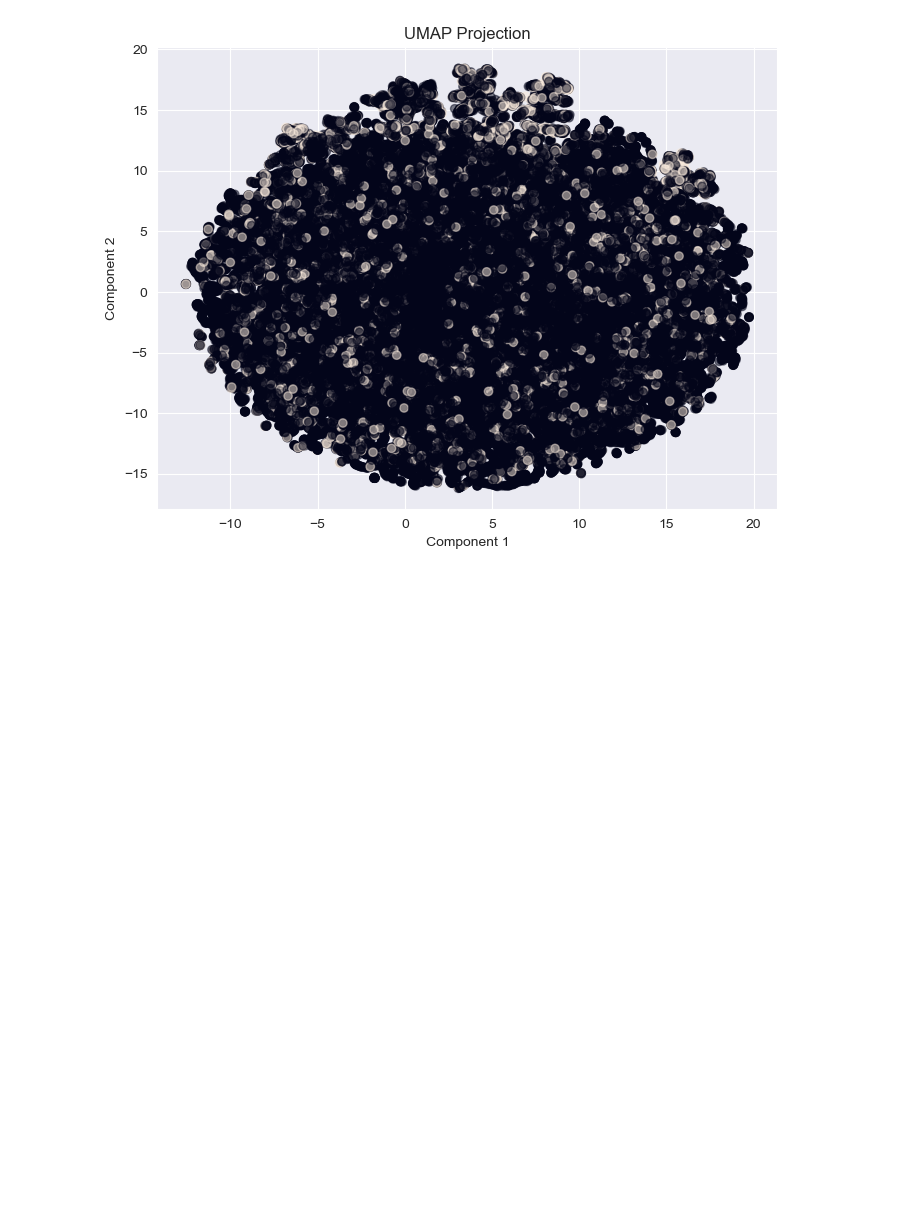
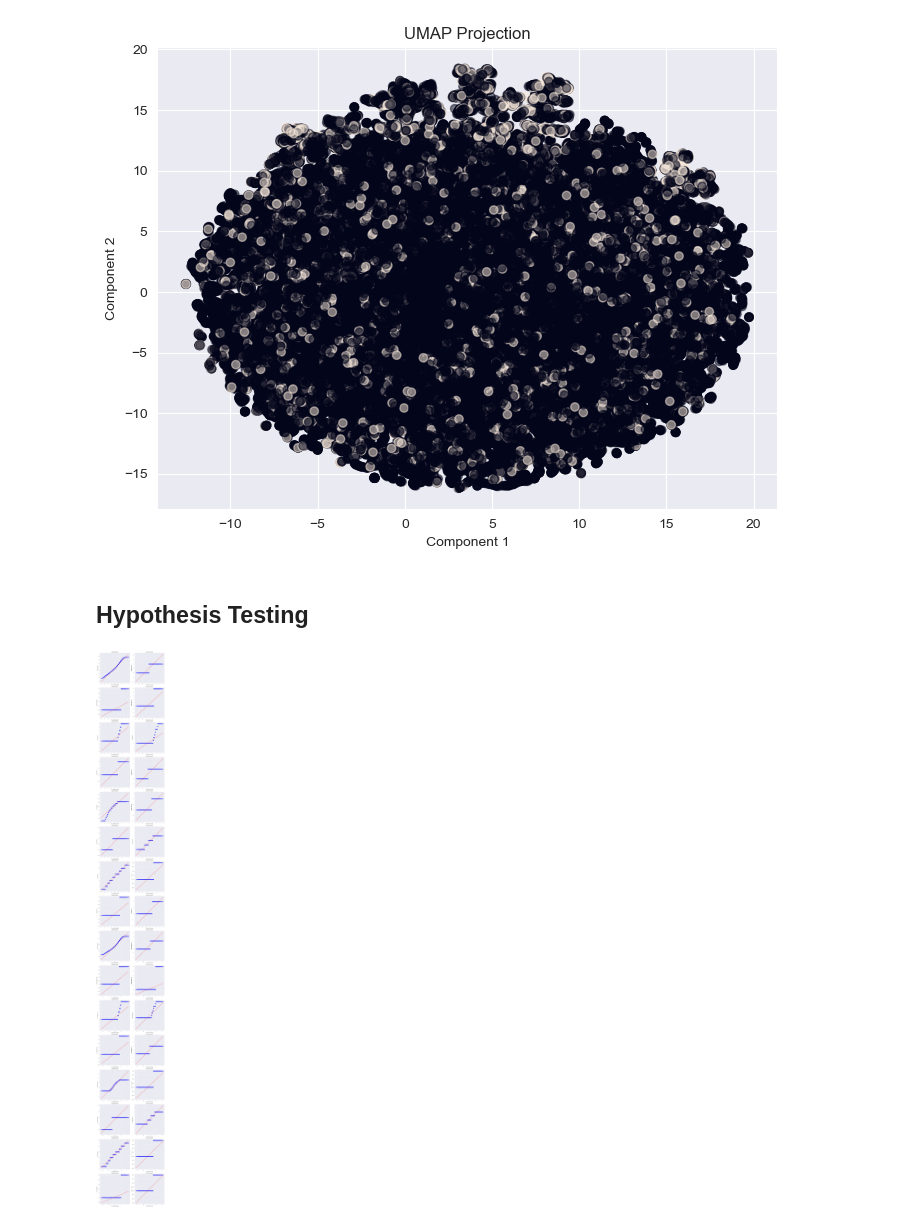
Before and after one commit to fonsi16/Data-Science-Project, a Jupyter notebook: projeto/notebooks/data_exploration_preprocessing_notebook.ipynb, the cells around one changed output. Saved outputs shown, nothing was run; the diff lists cells and outputs as text; code cells hidden in the pictures; blank space fills up the shorter version.

```diff
--- a/projeto/notebooks/data_exploration_preprocessing_notebook.ipynb
+++ b/projeto/notebooks/data_exploration_preprocessing_notebook.ipynb
@@ -876,3 +789,10 @@ dr.plot_projection(dr.compute_umap(), 'UMAP Projection')
 # %% [output]
 [figure]
 [figure]
+# %% [markdown]
+## Hypothesis Testing
+# %%
+tester = HypothesisTester(data_loader)
+tester.qq_plots()
+# %% [output]
+[figure, added]
```
Also changed, not shown: parts of 8 cells of this notebook.
